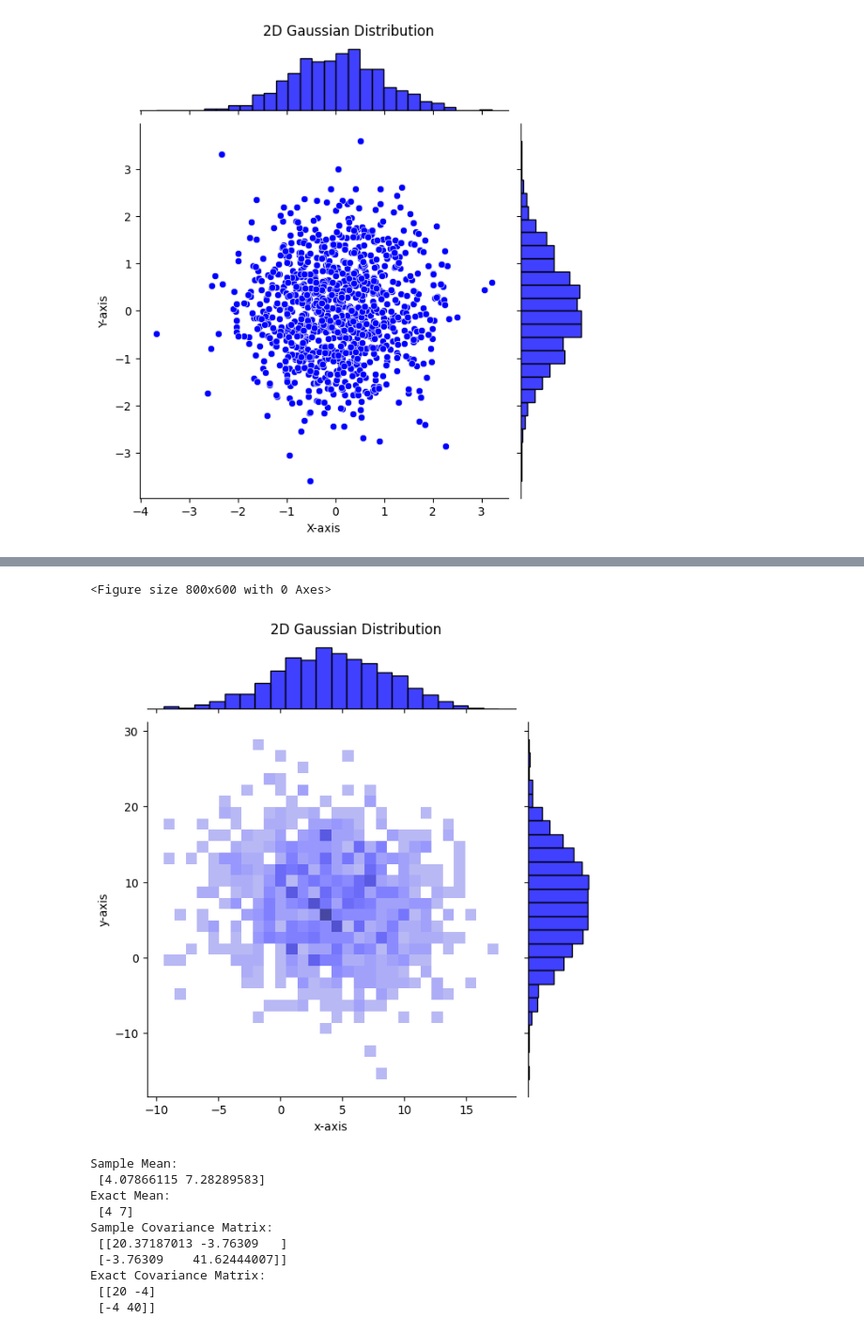
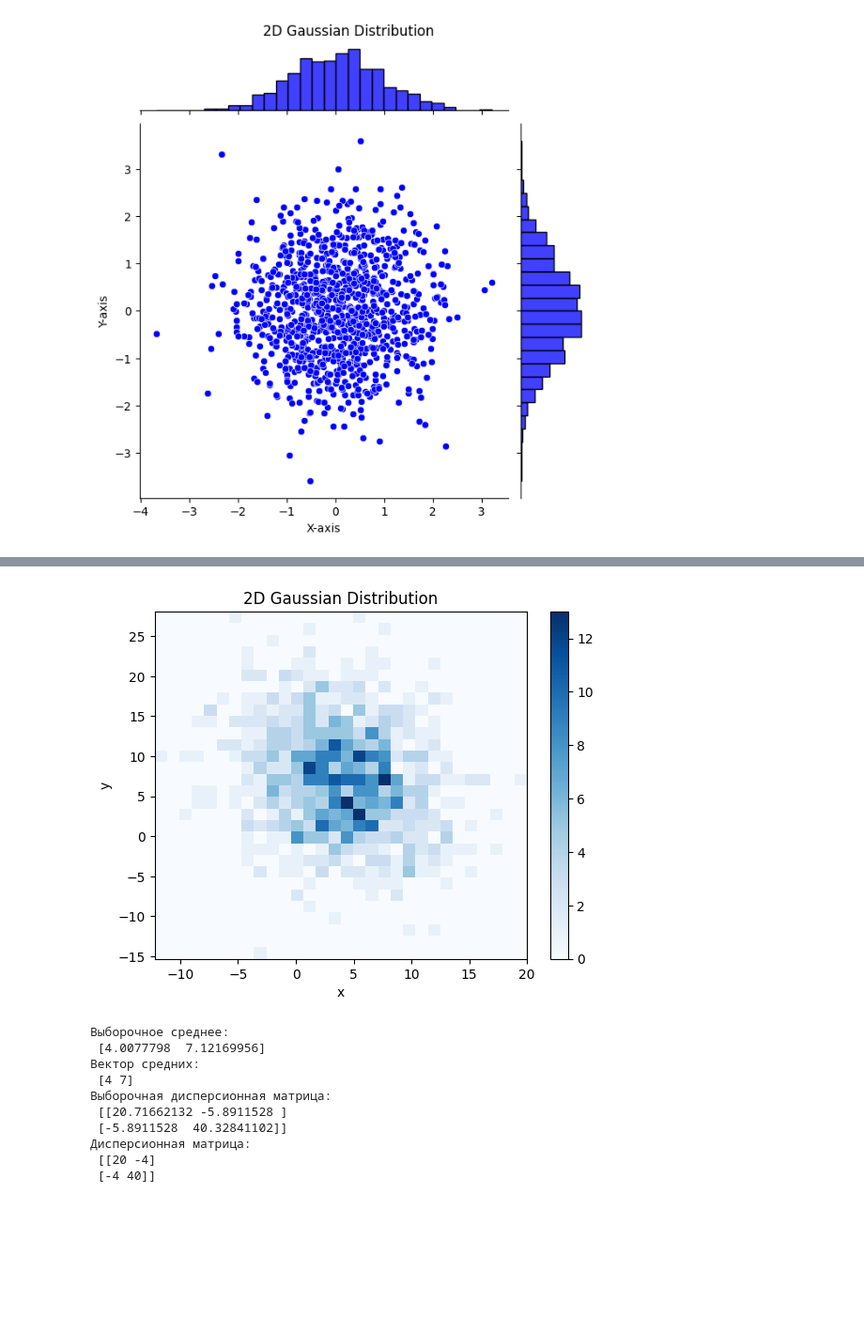
Before and after one commit to AkhtVV/Stat_Prac2025, a Jupyter notebook: AkhtHOME3.ipynb, the cells around one changed output, grey strips where cells are left out. Shown at 94% size. Saved outputs shown, nothing was run; the diff lists cells and outputs as text; code cells hidden in the pictures; blank space fills up the shorter version.

```diff
--- a/AkhtHOME3.ipynb
+++ b/AkhtHOME3.ipynb
@@ -333,52 +350,56 @@ plt.show()
 # %%
 import numpy as np
 import matplotlib.pyplot as plt
-import seaborn as sns
+from scipy.stats import multivariate_normal
 
-def box_muller_mod(n):
+# Модифицированный алгоритм Бокса-Мюллера
+def box_muller_modified(n_samples):
     samples = []
-    while len(samples) < n:
-        u1, u2 = np.random.uniform(-1, 1, 2)
-        s = u1**2 + u2**2
-        if s < 1 and s != 0:
-            z0 = u1 * np.sqrt(-2 * np.log(s) / s)
-            z1 = u2 * np.sqrt(-2 * np.log(s) / s)
-            samples.extend([z0, z1])
-    return np.array(samples[:n])
+    while len(samples) < n_samples:
+        U1, U2 = np.random.uniform(-1, 1, 2)
+        S = U1**2 + U2**2
+        if S < 1 and S > 0:
+            Z1 = U1 * np.sqrt(-2 * np.log(S) / S)
+            Z2 = U2 * np.sqrt(-2 * np.log(S) / S)
+            samples.append((Z1, Z2))
+    return np.array(samples)
+
 
 mu = np.array([4, 7])
 Sigma = np.array([[20, -4], [-4, 40]])
 
-n = 1000
-z = box_muller_mod(2 * n).reshape(2, n)
+# Разложение Холецкого для матрицы Sigma
 L = np.linalg.cholesky(Sigma)
-samples = (L @ z).T + mu
 
-# Построение 2D гистограммы
-plt.figure(figsize=(8, 6))
-sns.jointplot(x=samples[:, 0], y=samples[:, 1], kind='hist', color="blue", bins=30)
-plt.xlabel('x-axis')
-plt.ylabel('y-axis')
-plt.suptitle('2D Gaussian Distribution', y=1.02)
+
+n_samples = 1000
+Z = box_muller_modified(n_samples)
+X = mu + Z @ L.T
+
+plt.hist2d(X[:, 0], X[:, 1], bins=30, cmap='Blues')
+plt.colorbar()
+plt.xlabel('x')
+plt.ylabel('y')
+plt.title('2D Gaussian Distribution')
 plt.show()
 
-sample_mean = np.mean(samples, axis=0)
-sample_cov = np.cov(samples, rowvar=False)
 
-print("Sample Mean:\n", sample_mean)
-print("Exact Mean:\n", mu)
-print("Sample Covariance Matrix:\n", sample_cov)
-print("Exact Covariance Matrix:\n", Sigma)
+sample_mean = np.mean(X, axis=0)
+sample_cov = np.cov(X, rowvar=False)
+
+print("Выборочное среднее:\n", sample_mean)
+print("Вектор средних:\n", mu)
+print("Выборочная дисперсионная матрица:\n", sample_cov)
+print("Дисперсионная матрица:\n", Sigma)
 # %% [output]
+[figure, new version]
-<Figure size 800x600 with 0 Axes>
+Выборочное среднее:
+ [4.0077798  7.12169956]
+Вектор средних:
+ [4 7]
+Выборочная дисперсионная матрица:
+ [[20.71662132 -5.8911528 ]
+ [-5.8911528  40.32841102]]
+Дисперсионная матрица:
+ [[20 -4]
+ [-4 40]]
-[figure, old version]
-Sample Mean:
- [4.07866115 7.28289583]
-Exact Mean:
- [4 7]
-Sample Covariance Matrix:
- [[20.37187013 -3.76309   ]
- [-3.76309    41.62444007]]
-Exact Covariance Matrix:
- [[20 -4]
- [-4 40]]
```
Also changed, not shown: parts of 2 cells of this notebook.
